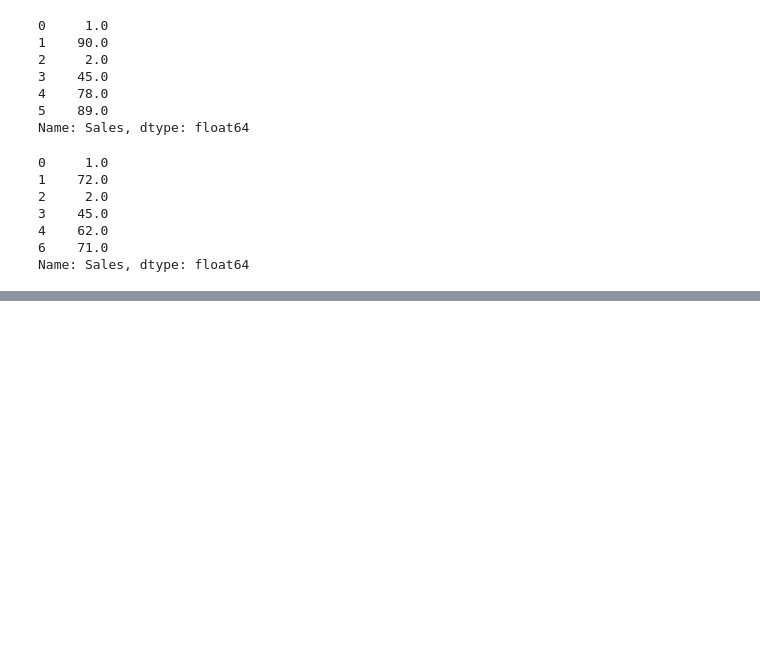
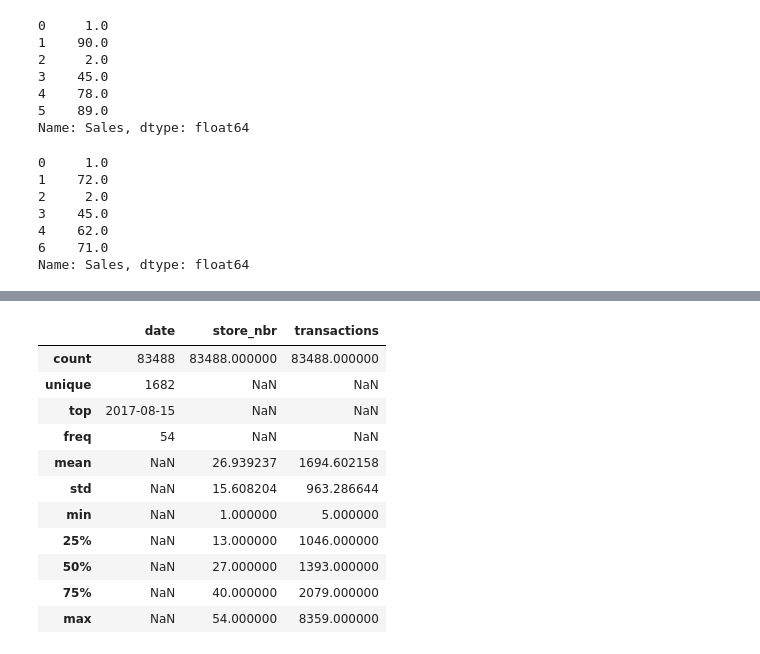
Before and after one commit to lingeshnafeax/DataScience, a Jupyter notebook: Numpy Pandas/Pandas Series.ipynb, the cells around one changed output, grey strips where cells are left out. Cells and saved outputs as stored; diff of their text form; code cells hidden in the pictures; blank space fills up the shorter version.

```diff
--- a/Numpy Pandas/Pandas Series.ipynb
+++ b/Numpy Pandas/Pandas Series.ipynb
@@ -410,0 +417,3 @@ Name: Sales, dtype: float64
+# %%
+df=pd.read_csv("transactions.csv")
+df.head()
@@ -410,0 +458,15 @@ Name: Sales, dtype: float64
+# %%
+df.describe(include="all")
+# %% [output]
+|  | date | store_nbr | transactions |
+| count | 83488 | 83488.000000 | 83488.000000 |
+| unique | 1682 | NaN | NaN |
+| top | 2017-08-15 | NaN | NaN |
+| freq | 54 | NaN | NaN |
+| mean | NaN | 26.939237 | 1694.602158 |
+| std | NaN | 15.608204 | 963.286644 |
+| min | NaN | 1.000000 | 5.000000 |
+| 25% | NaN | 13.000000 | 1046.000000 |
+| 50% | NaN | 27.000000 | 1393.000000 |
+| 75% | NaN | 40.000000 | 2079.000000 |
+| max | NaN | 54.000000 | 8359.000000 |
```
Also changed, not shown: parts of 36 cells of this notebook.
